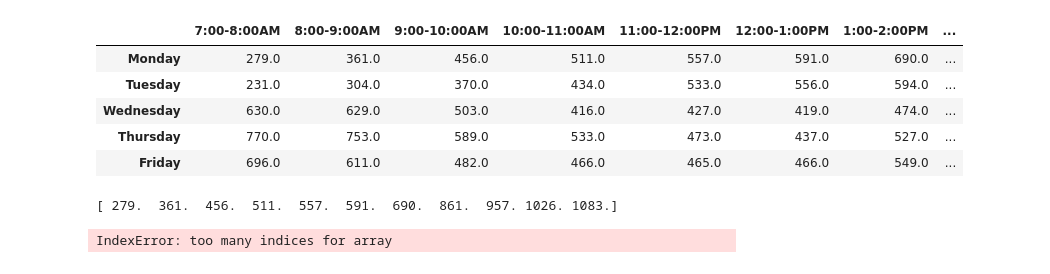
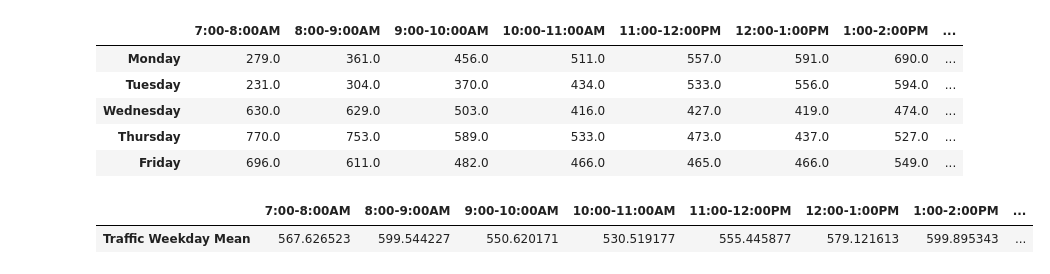
Before and after one commit to jl2586/INFO-2950-Final-Project, a Jupyter notebook: Final Project.ipynb, the cells around one changed output. Cells and saved outputs as stored; diff of their text form; code cells hidden in the pictures.

```diff
--- a/Final Project.ipynb
+++ b/Final Project.ipynb
@@ -289,10 +289,12 @@ Uber Count Means for Days of the Week
 | Wednesday | 630.0 | 629.0 | 503.0 | 416.0 | 427.0 | 419.0 | 474.0 | ... |
 | Thursday | 770.0 | 753.0 | 589.0 | 533.0 | 473.0 | 437.0 | 527.0 | ... |
 | Friday | 696.0 | 611.0 | 482.0 | 466.0 | 465.0 | 466.0 | 549.0 | ... |
-# %%
-dat = np.array(uber_day_of_week.loc['Monday'])
-print(dat)
-plt.bar(dat[:, 0], dat[:, 1])
-# %% [output]
-[ 279.  361.  456.  511.  557.  591.  690.  861.  957. 1026. 1083.]
-IndexError: too many indices for array
+# %%
+#wdy is "weekday", wkd is "weekend", u is uber, and t is traffic
+
+t_wdy_mean = pd.DataFrame(traffic_day_of_week.iloc[:5, :].mean().to_dict(),index=[traffic_day_of_week.index.values[-1]])
+t_wdy_mean = t_wdy_mean.rename(index = {'Sunday':'Traffic Weekday Mean'})
+t_wdy_mean.head()
+# %% [output]
+|  | 7:00-8:00AM | 8:00-9:00AM | 9:00-10:00AM | 10:00-11:00AM | 11:00-12:00PM | 12:00-1:00PM | 1:00-2:00PM | ... |
+| Traffic Weekday Mean | 567.626523 | 599.544227 | 550.620171 | 530.519177 | 555.445877 | 579.121613 | 599.895343 | ... |
```
Also changed, not shown: parts of 5 cells of this notebook.
